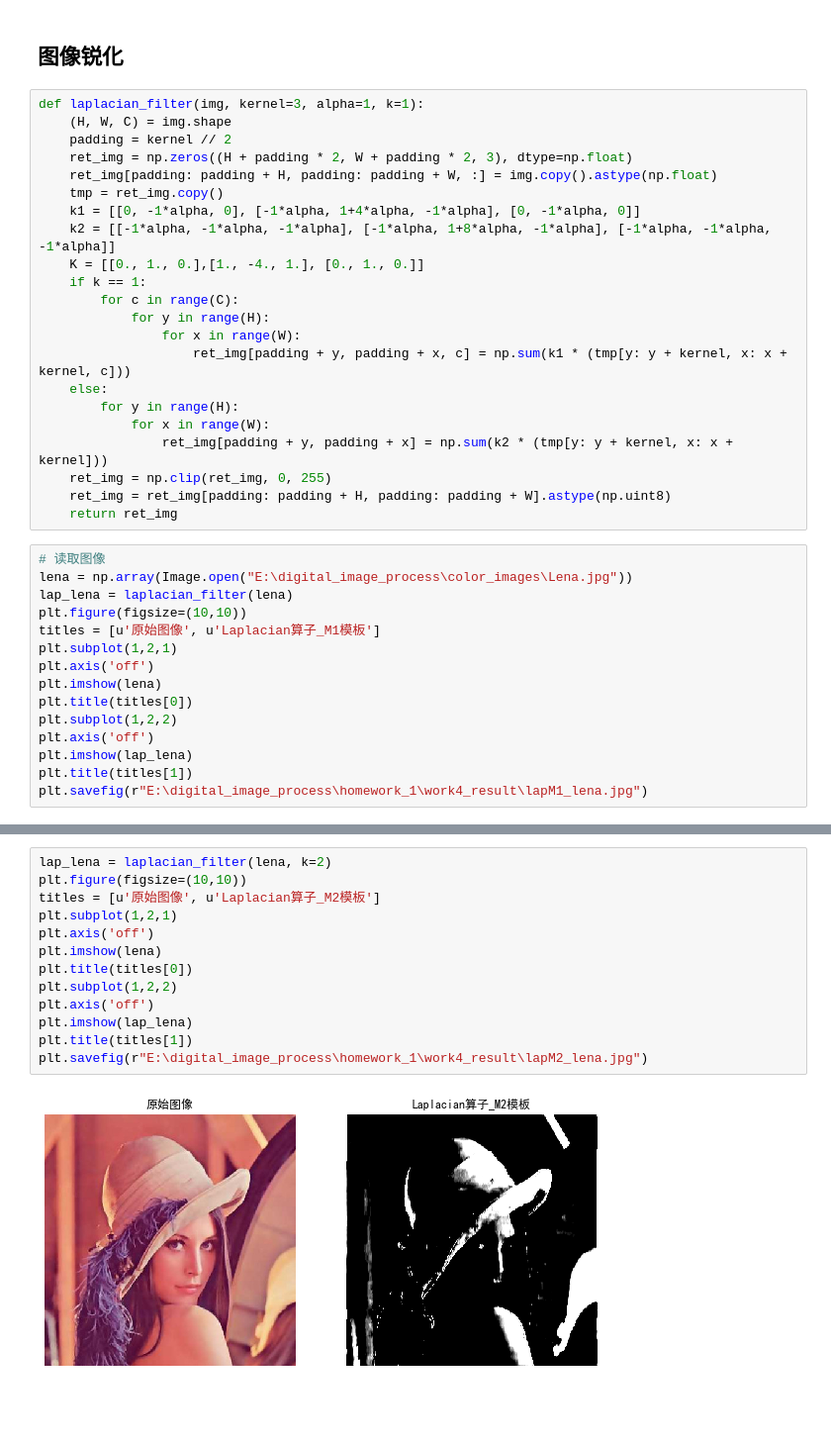
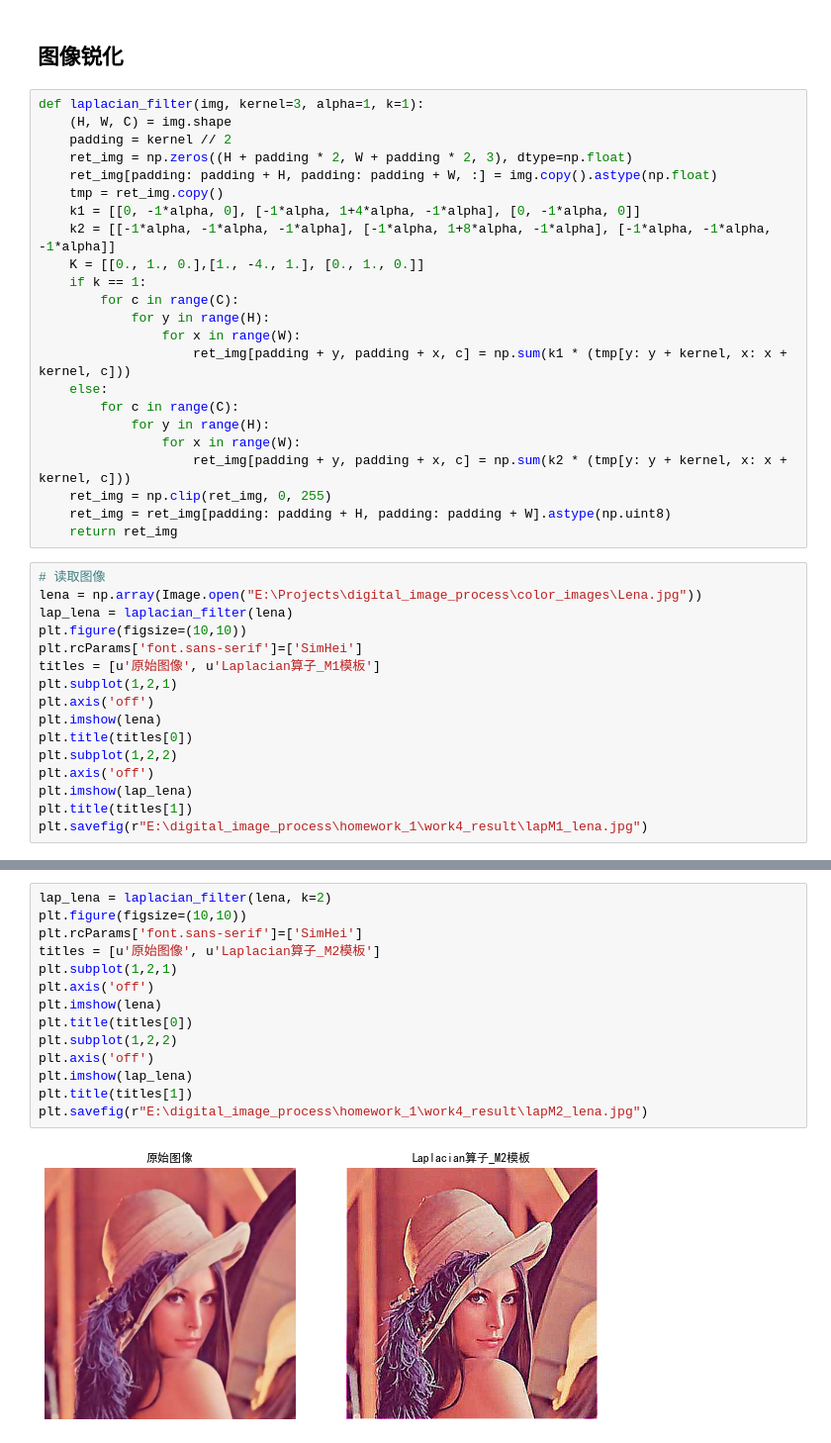
Before and after one commit to Dream-Fu/digital_image_process, a Jupyter notebook: homework_1/第一次作业.ipynb, the cells around one changed output, grey strips where cells are left out. Shown at 99% size. Saved outputs shown, nothing was run; the diff lists cells and outputs as text; blank space fills up the shorter version.

```diff
--- a/homework_1/第一次作业.ipynb
+++ b/homework_1/第一次作业.ipynb
@@ -402,17 +402,19 @@ def laplacian_filter(img, kernel=3, alpha=1, k=1):
                 for x in range(W):
                     ret_img[padding + y, padding + x, c] = np.sum(k1 * (tmp[y: y + kernel, x: x + kernel, c]))
     else:
-        for y in range(H):
-            for x in range(W):
-                ret_img[padding + y, padding + x] = np.sum(k2 * (tmp[y: y + kernel, x: x + kernel]))
+        for c in range(C):
+            for y in range(H):
+                for x in range(W):
+                    ret_img[padding + y, padding + x, c] = np.sum(k2 * (tmp[y: y + kernel, x: x + kernel, c]))
     ret_img = np.clip(ret_img, 0, 255)
     ret_img = ret_img[padding: padding + H, padding: padding + W].astype(np.uint8)
     return ret_img
 # %%
 # 读取图像
-lena = np.array(Image.open("E:\digital_image_process\color_images\Lena.jpg"))
+lena = np.array(Image.open("E:\Projects\digital_image_process\color_images\Lena.jpg"))
 lap_lena = laplacian_filter(lena)
 plt.figure(figsize=(10,10))
+plt.rcParams['font.sans-serif']=['SimHei']
 titles = [u'原始图像', u'Laplacian算子_M1模板']
 plt.subplot(1,2,1)
 plt.axis('off')
@@ -428,15 +430,16 @@ plt.savefig(r"E:\digital_image_process\homework_1\work4_result\lapM1_lena.jpg")
 # %%
 lap_lena = laplacian_filter(lena, k=2)
 plt.figure(figsize=(10,10))
+plt.rcParams['font.sans-serif']=['SimHei']
 titles = [u'原始图像', u'Laplacian算子_M2模板']
 plt.subplot(1,2,1)
 plt.axis('off')
 plt.imshow(lena)
 plt.title(titles[0])
 plt.subplot(1,2,2)
 plt.axis('off')
 plt.imshow(lap_lena)
 plt.title(titles[1])
 plt.savefig(r"E:\digital_image_process\homework_1\work4_result\lapM2_lena.jpg")
 # %% [output]
-[figure, old version]
+[figure, new version]
```
Also changed, not shown: parts of 2 cells of this notebook, 2 other files.
